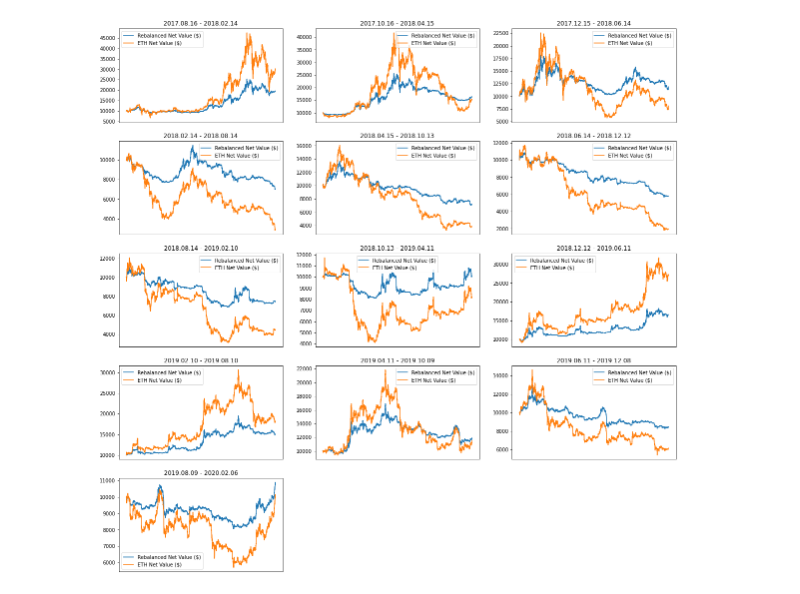
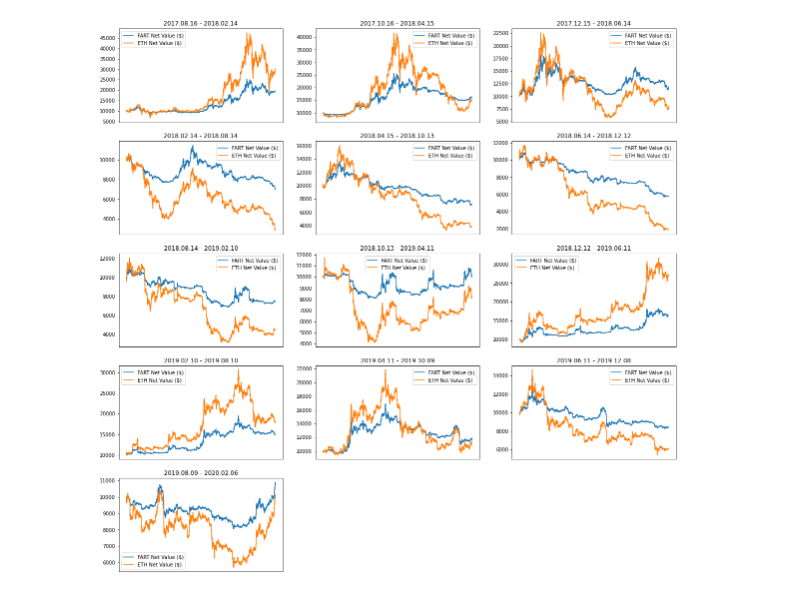
Before and after one commit to pegahcarter/token-sets, a Jupyter notebook: FART Set/Analysis.ipynb, the cells around one changed output. Saved outputs shown, nothing was run; the diff lists cells and outputs as text; code cells hidden in the pictures.

Commit message:
Update analysis with FART instead of rebalanced

```diff
--- a/FART Set/Analysis.ipynb
+++ b/FART Set/Analysis.ipynb
@@ -26,9 +26,9 @@ allocation = {
 wiggle_room = 0.10
 
 drawdown_eth = []
-drawdown_rebalanced = []
+drawdown_fart = []
 end_pct_eth = []
-end_pct_rebalanced = []
+end_pct_fart = []
 
 
 df_signals = pd.read_csv('backtests/signals.csv').to_dict(orient='records')
@@ -56,32 +56,32 @@ def calc_end_pct(array):
 # %%
 # Display charts
 
 fig = plt.figure(figsize=(20, 20))
 
 
 for i, df in enumerate(split_df(df_signals, overlap, window_len)):
 
-    rebalanced, eth, _ = simulate(assets, allocation, wiggle_room, df)
+    fart, eth, _ = simulate(assets, allocation, wiggle_room, df)
 
     # Append calculations
     drawdown_eth.append(calc_drawdown(eth))
-    drawdown_rebalanced.append(calc_drawdown(rebalanced))
+    drawdown_fart.append(calc_drawdown(fart))
     end_pct_eth.append(calc_end_pct(eth))
-    end_pct_rebalanced.append(calc_end_pct(rebalanced))
+    end_pct_fart.append(calc_end_pct(fart))
 
-    df_plot = pd.DataFrame({'Rebalanced Net Value ($)': rebalanced, 'ETH Net Value ($)': eth})
+    df_plot = pd.DataFrame({'FART Net Value ($)': fart, 'ETH Net Value ($)': eth})
 
     ax = fig.add_subplot(5, 3, i+1)
     ax.plot(df_plot)
     ax.legend(df_plot.columns, loc='best')
 
     start, end = df[0]['date'][:df[0]['date'].find(' ')], df[-1]['date'][:df[-1]['date'].find(' ')]
     ax.set_title(f"{start} - {end}")
     ax.set_xticks([])
 
 plt.show()
 # %% [output]
-[figure, old version]
+[figure, new version]
 # %%
 # Summary
 
```
Also changed, not shown: parts of 1 cell of this notebook, 1 other file.
